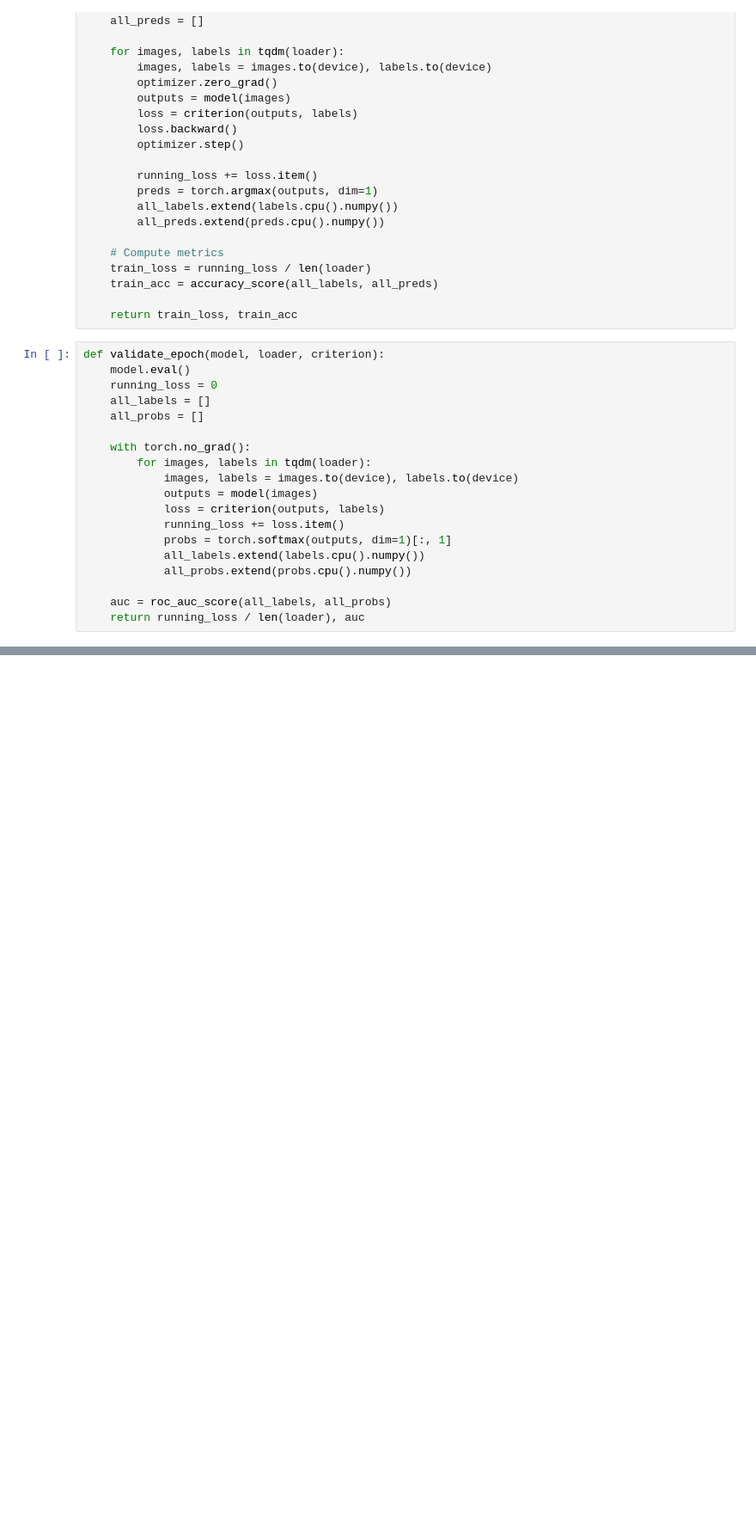
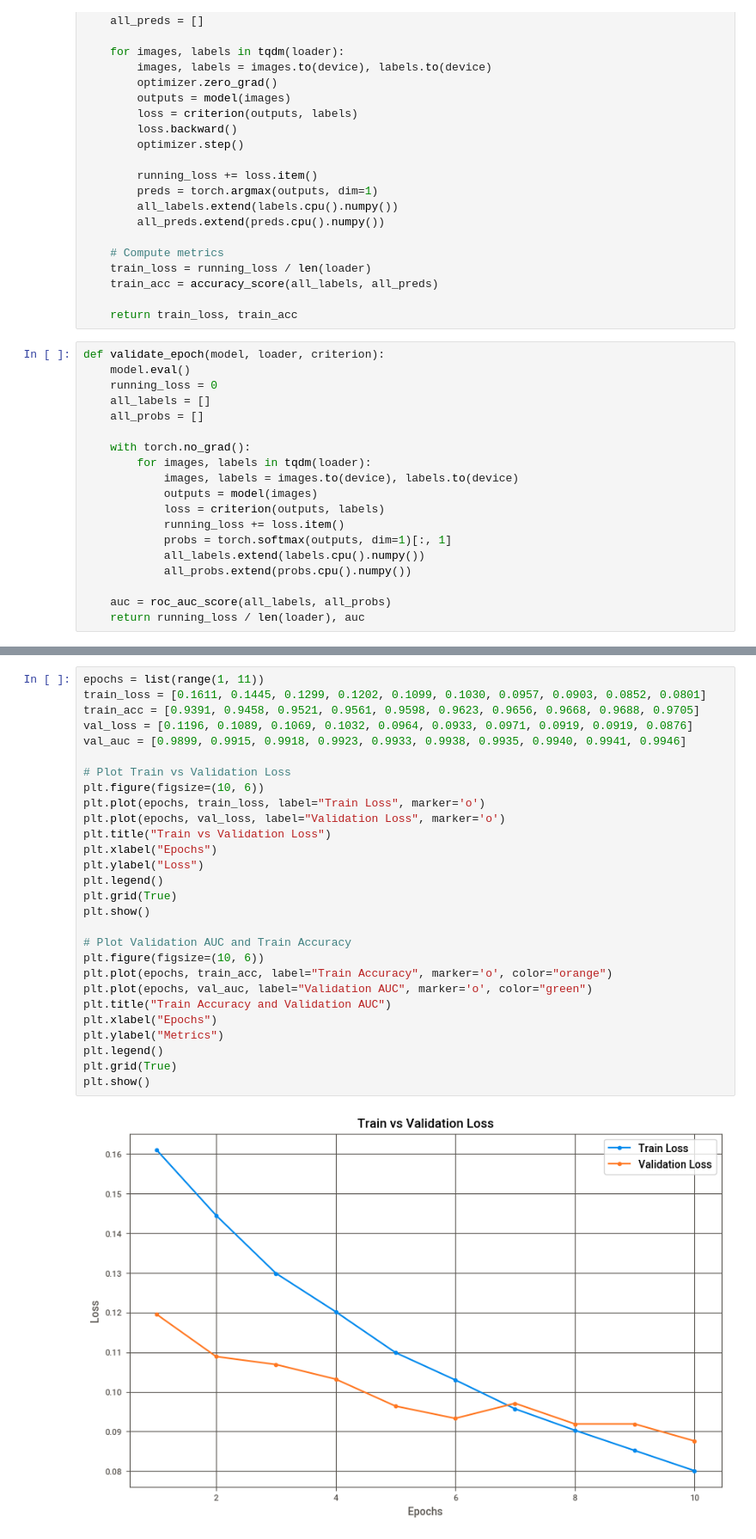
Before and after one commit to stanxwong/stanxwong, a Jupyter notebook: 5511-deep-learning-week3.ipynb, the cells around one changed output, grey strips where cells are left out. Shown at 86% size. Drawn from its saved outputs; the diff is of its cells as text; blank space fills up the shorter version.

```diff
--- a/5511-deep-learning-week3.ipynb
+++ b/5511-deep-learning-week3.ipynb
@@ -321,0 +336,30 @@ Val Loss: 0.0876, Val AUC: 0.9946
+# %%
+epochs = list(range(1, 11))
+train_loss = [0.1611, 0.1445, 0.1299, 0.1202, 0.1099, 0.1030, 0.0957, 0.0903, 0.0852, 0.0801]
+train_acc = [0.9391, 0.9458, 0.9521, 0.9561, 0.9598, 0.9623, 0.9656, 0.9668, 0.9688, 0.9705]
+val_loss = [0.1196, 0.1089, 0.1069, 0.1032, 0.0964, 0.0933, 0.0971, 0.0919, 0.0919, 0.0876]
+val_auc = [0.9899, 0.9915, 0.9918, 0.9923, 0.9933, 0.9938, 0.9935, 0.9940, 0.9941, 0.9946]
+
+# Plot Train vs Validation Loss
+plt.figure(figsize=(10, 6))
+plt.plot(epochs, train_loss, label="Train Loss", marker='o')
+plt.plot(epochs, val_loss, label="Validation Loss", marker='o')
+plt.title("Train vs Validation Loss")
+plt.xlabel("Epochs")
+plt.ylabel("Loss")
+plt.legend()
+plt.grid(True)
+plt.show()
+
+# Plot Validation AUC and Train Accuracy
+plt.figure(figsize=(10, 6))
+plt.plot(epochs, train_acc, label="Train Accuracy", marker='o', color="orange")
+plt.plot(epochs, val_auc, label="Validation AUC", marker='o', color="green")
+plt.title("Train Accuracy and Validation AUC")
+plt.xlabel("Epochs")
+plt.ylabel("Metrics")
+plt.legend()
+plt.grid(True)
+plt.show()
+# %% [output]
+[figure, added]
```
Also changed, not shown: parts of 11 cells of this notebook.
